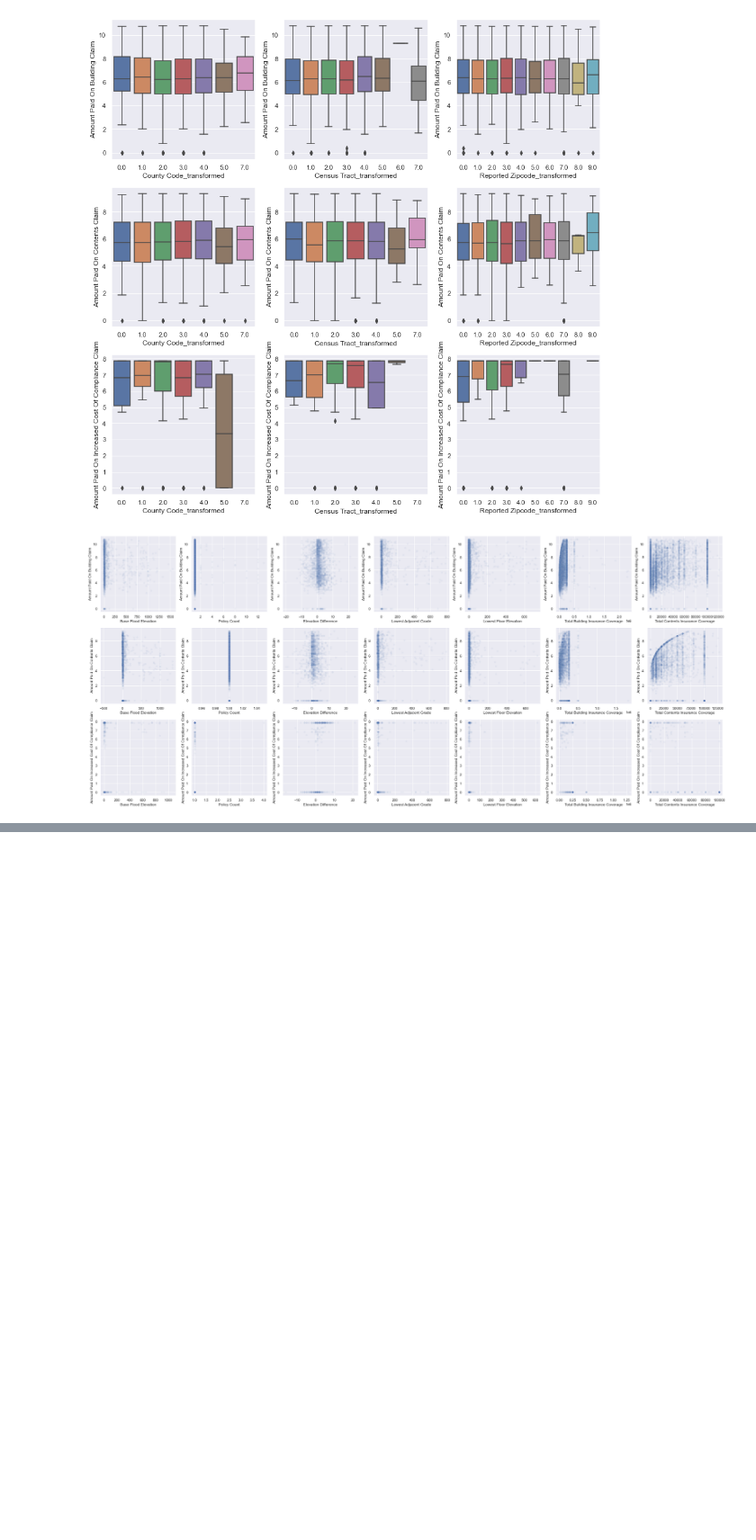
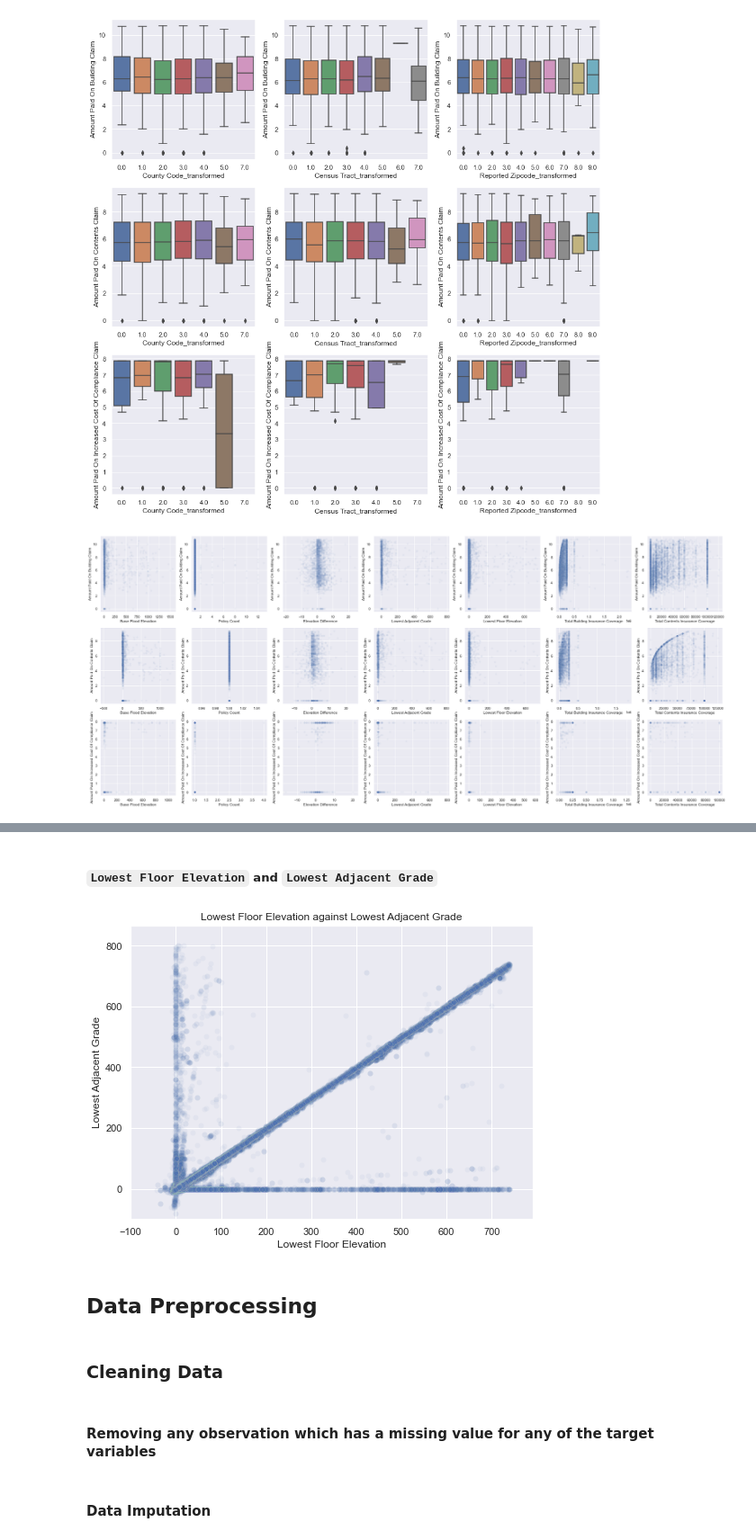
Before and after one commit to hungryfire267/fema_nfip, a Jupyter notebook: fema_nfip.ipynb, the cells around one changed output, grey strips where cells are left out. Shown at 90% size. Saved outputs shown, nothing was run; the diff lists cells and outputs as text; code cells hidden in the pictures; blank space fills up the shorter version.

```diff
--- a/fema_nfip.ipynb
+++ b/fema_nfip.ipynb
@@ -857,0 +1019,17 @@ for i, target in enumerate(target_variables):
+# %% [markdown]
+##### `Lowest Floor Elevation` and `Lowest Adjacent Grade`
+# %%
+plt.figure(figsize=(8, 6))
+sns.scatterplot(data=new_data, x="Lowest Floor Elevation", y="Lowest Adjacent Grade", alpha=0.05)
+plt.xlim(left=-100)
+plt.ylim(bottom=-100)
+plt.title("Lowest Floor Elevation against Lowest Adjacent Grade")
+plt.show()
+# %% [output]
+[figure, added]
+# %% [markdown]
+## Data Preprocessing
+# %% [markdown]
+### Cleaning Data
+# %% [markdown]
+#### Removing any observation which has a missing value for any of the target variables
@@ -857,0 +1038,2 @@ for i, target in enumerate(target_variables):
+# %% [markdown]
+#### Data Imputation
```
Also changed, not shown: parts of 40 cells of this notebook.
